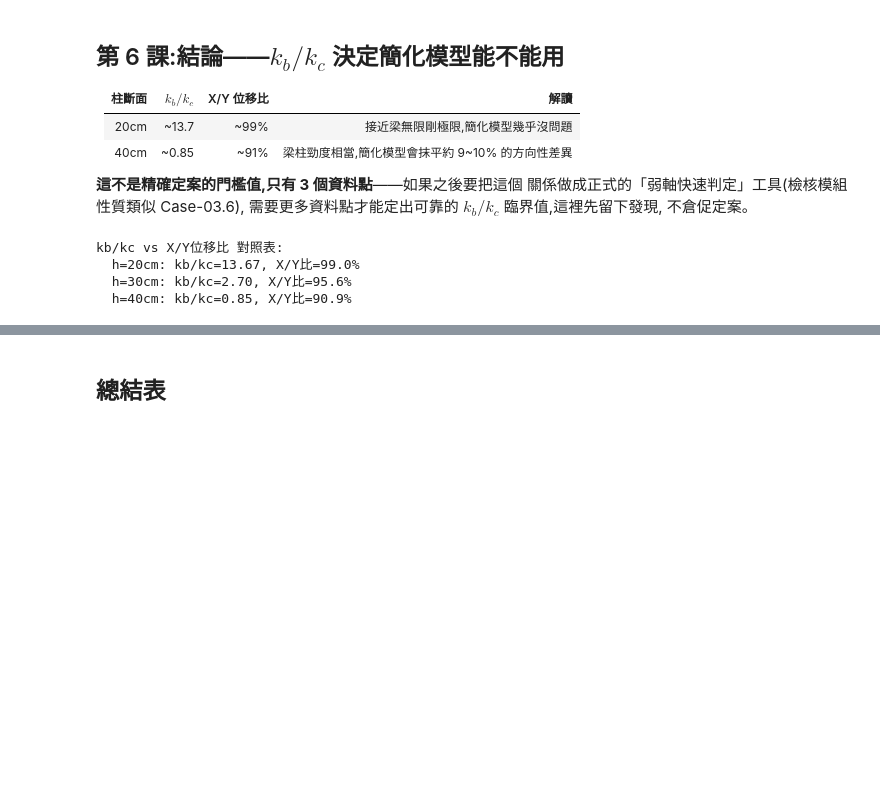
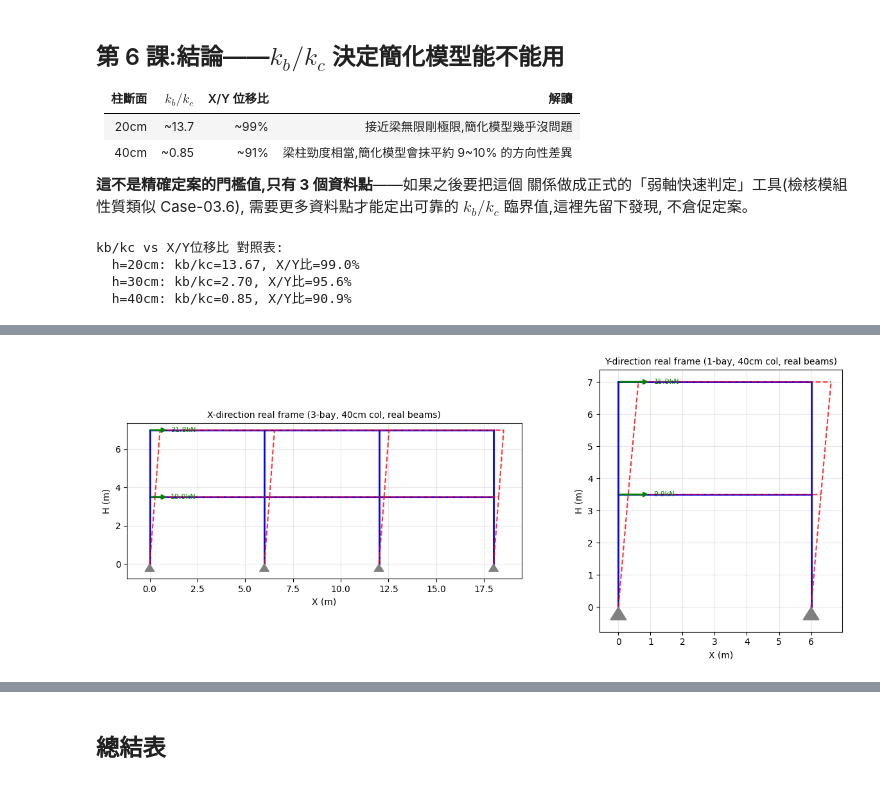
Before and after one commit to zhixiu0223/taiwan-seismic-code-calc, a Jupyter notebook: notebooks/case04_5_real_frame_validation.ipynb, the cells around one changed output, grey strips where cells are left out. Drawn from its saved outputs; the diff is of its cells as text; code cells hidden in the pictures; blank space fills up the shorter version.

```diff
--- a/notebooks/case04_5_real_frame_validation.ipynb
+++ b/notebooks/case04_5_real_frame_validation.ipynb
@@ -200,0 +208,77 @@ kb/kc vs X/Y位移比 對照表:
+# %%
+%matplotlib inline
+import matplotlib.pyplot as plt
+
+def build_and_get_geometry(h_col, span, n_bay, F1_frame, F2_frame):
+    Ic = h_col**4/12
+    A_col = h_col**2
+    ops.wipe()
+    ops.model('basic', '-ndm', 2, '-ndf', 3)
+    xs = [i*(span/n_bay) for i in range(n_bay+1)]
+    base_nodes, f1_nodes, roof_nodes = [], [], []
+    nid = 1
+    for x in xs:
+        ops.node(nid, x, 0.0); ops.fix(nid,1,1,1); base_nodes.append((nid,x,0.0)); nid+=1
+    for x in xs:
+        ops.node(nid, x, h1); f1_nodes.append((nid,x,h1)); nid+=1
+    for x in xs:
+        ops.node(nid, x, h1+h2); roof_nodes.append((nid,x,h1+h2)); nid+=1
+    ops.geomTransf('Linear', 1)
+    eid = 1
+    elems = []
+    for (b,xb,yb),(f,xf,yf) in zip(base_nodes, f1_nodes):
+        ops.element('elasticBeamColumn', eid, b, f, A_col, E_rc, Ic, 1); elems.append((b,f)); eid+=1
+    for (f,xf,yf),(r,xr,yr) in zip(f1_nodes, roof_nodes):
+        ops.element('elasticBeamColumn', eid, f, r, A_col, E_rc, Ic, 1); elems.append((f,r)); eid+=1
+    for i in range(len(f1_nodes)-1):
+        ops.element('elasticBeamColumn', eid, f1_nodes[i][0], f1_nodes[i+1][0], A_beam, E_rc, Ib, 1)
+        elems.append((f1_nodes[i][0], f1_nodes[i+1][0])); eid+=1
+    for i in range(len(roof_nodes)-1):
+        ops.element('elasticBeamColumn', eid, roof_nodes[i][0], roof_nodes[i+1][0], A_beam, E_rc, Ib, 1)
+        elems.append((roof_nodes[i][0], roof_nodes[i+1][0])); eid+=1
+    ops.timeSeries('Linear', 1); ops.pattern('Plain', 1, 1)
+    ops.load(f1_nodes[0][0], F1_frame, 0.0, 0.0)
+    ops.load(roof_nodes[0][0], F2_frame, 0.0, 0.0)
+    ops.system('BandGeneral'); ops.numberer('RCM'); ops.constraints('Plain')
+    ops.test('NormDispIncr', 1e-10, 30); ops.algorithm('Newton')
+    ops.integrator('LoadControl', 1.0); ops.analysis('Static'); ops.analyze(1)
+    all_nodes = base_nodes+f1_nodes+roof_nodes
+    node_xy = {n:(x,y) for n,x,y in all_nodes}
+    disp = {n: (ops.nodeDisp(n,1), ops.nodeDisp(n,2)) for n,_,_ in all_nodes}
+    fixed = [n for n,_,_ in base_nodes]
+    loaded = {f1_nodes[0][0]: F1_frame, roof_nodes[0][0]: F2_frame}
+    return node_xy, elems, fixed, loaded, disp
+
+
+def plot_frame(ax, node_xy, elems, fixed, loaded, disp, scale, title):
+    for ni, nj in elems:
+        xi, yi = node_xy[ni]; xj, yj = node_xy[nj]
+        ax.plot([xi, xj], [yi, yj], 'b-', lw=2, zorder=2)
+        xdi = xi+disp[ni][0]*scale; ydi = yi+disp[ni][1]*scale
+        xdj = xj+disp[nj][0]*scale; ydj = yj+disp[nj][1]*scale
+        ax.plot([xdi, xdj], [ydi, ydj], 'r--', lw=1.5, alpha=0.8, zorder=3)
+    for n in fixed:
+        x, y = node_xy[n]
+        tri = plt.Polygon([(x-0.25,y-0.4),(x+0.25,y-0.4),(x,y)], closed=True, color='gray', zorder=5)
+        ax.add_patch(tri)
+    for n, f in loaded.items():
+        x, y = node_xy[n]
+        ax.annotate('', xy=(x+1.0,y), xytext=(x,y), arrowprops=dict(arrowstyle='->', color='green', lw=2))
+        ax.text(x+1.1, y, f'{f:.1f}kN', color='green', fontsize=8, va='center')
+    ax.set_aspect('equal'); ax.set_title(title, fontsize=10)
+    ax.set_xlabel('X (m)'); ax.set_ylabel('H (m)')
+    ax.grid(True, alpha=0.3)
+
+
+nxy_X, el_X, fix_X, load_X, disp_X = build_and_get_geometry(0.40, 18.0, 3, F1_X, F2_X)
+nxy_Y, el_Y, fix_Y, load_Y, disp_Y = build_and_get_geometry(0.40, 6.0, 1, F1_Y, F2_Y)
+
+fig, axes = plt.subplots(1, 2, figsize=(13,5))
+plot_frame(axes[0], nxy_X, el_X, fix_X, load_X, disp_X, scale=200,
+           title='X-direction real frame (3-bay, 40cm col, real beams)')
+plot_frame(axes[1], nxy_Y, el_Y, fix_Y, load_Y, disp_Y, scale=200,
+           title='Y-direction real frame (1-bay, 40cm col, real beams)')
+plt.tight_layout()
+plt.show()
+# %% [output]
+[figure, added]
```
Also changed, not shown: parts of 3 cells of this notebook.
